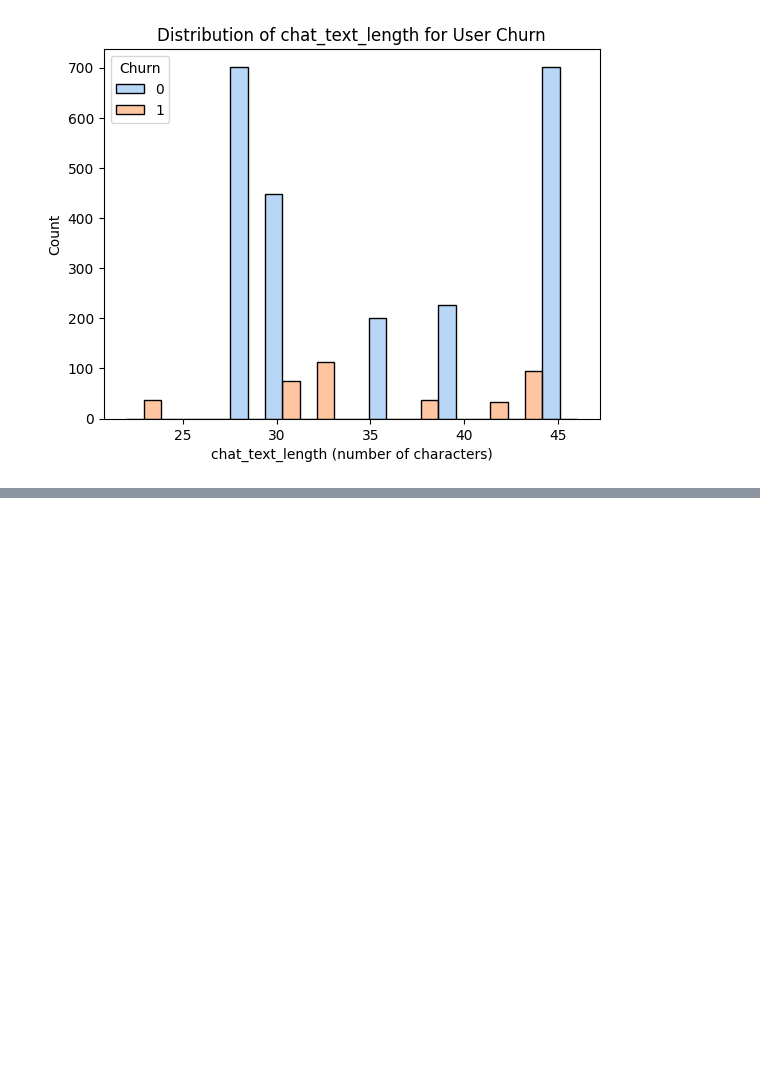
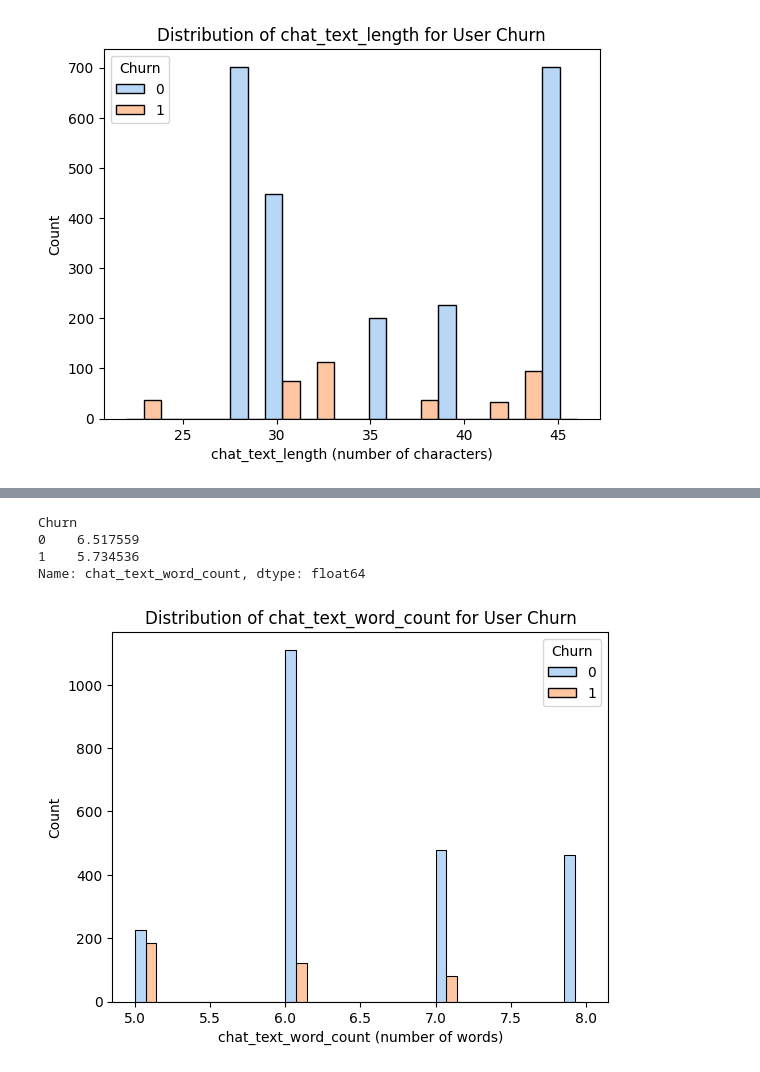
Before and after one commit to IamMayur95/Telecom-User-Churn, a Jupyter notebook: research/trials.ipynb, the cells around one changed output, grey strips where cells are left out. Saved outputs shown, nothing was run; the diff lists cells and outputs as text; code cells hidden in the pictures; blank space fills up the shorter version.

```diff
--- a/research/trials.ipynb
+++ b/research/trials.ipynb
@@ -207,3 +207,6 @@ plt.title("Distribution of chat_text_length for User Churn")
 plt.show()
 # %% [output]
 [figure]
+# %%
+df_copy['chat_text_word_count'] = df_copy['chat_text'].apply(lambda x: len(x.split()))
+df_copy.head(3)
@@ -209,0 +219,17 @@ plt.show()
+# %%
+df_copy["chat_text_word_count"].groupby(df_copy["Churn"]).mean()
+# %% [output]
+Churn
+0    6.517559
+1    5.734536
+Name: chat_text_word_count, dtype: float64
+# %%
+sns.histplot(data=df_copy, stat="count", multiple="dodge", x="chat_text_word_count",
+             kde=False, palette="pastel", hue="Churn",
+             element="bars", legend=True)
+plt.xlabel("chat_text_word_count (number of words)")
+plt.ylabel("Count")
+plt.title("Distribution of chat_text_word_count for User Churn")
+plt.show()
+# %% [output]
+[figure, added]
```
Also changed, not shown: parts of 4 cells of this notebook, 1 other file.
